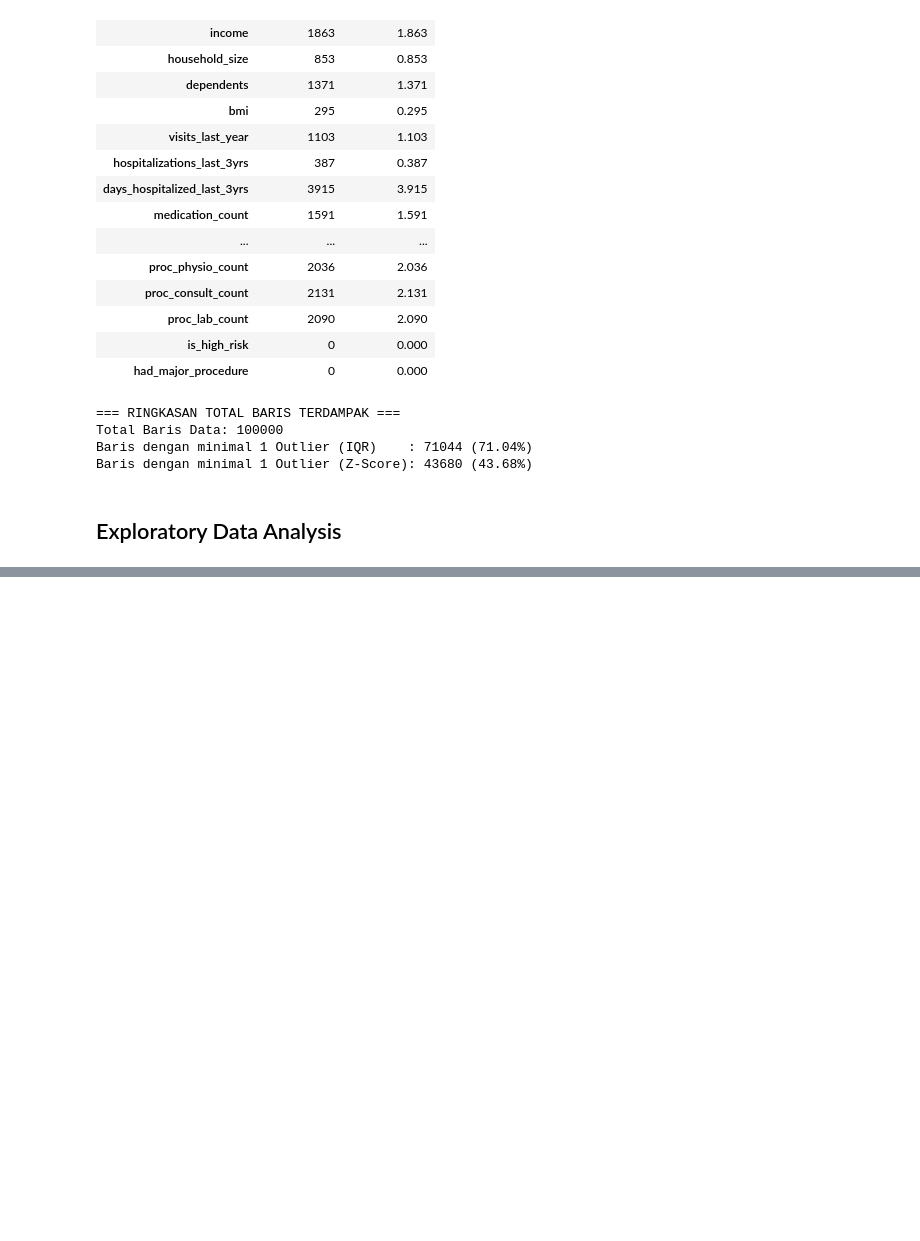
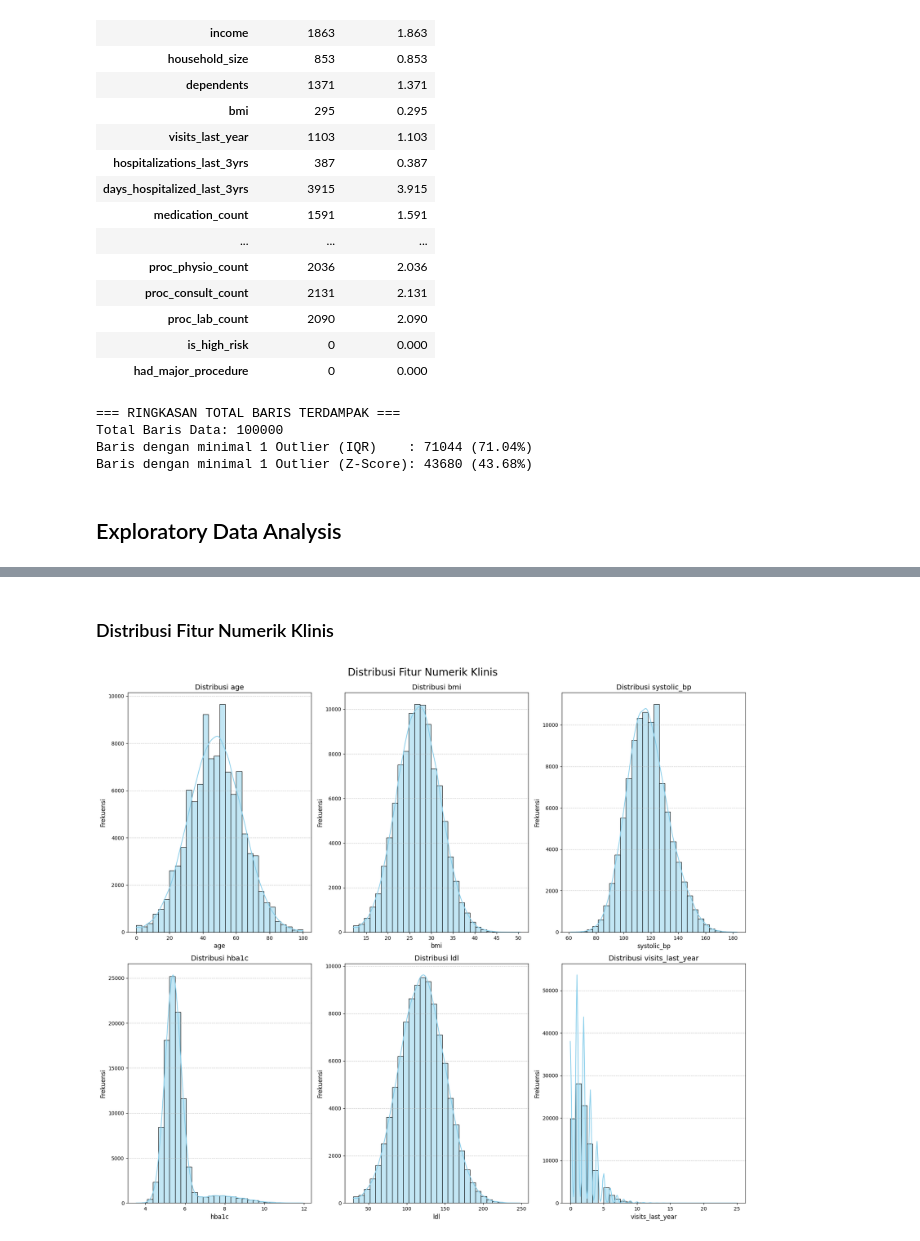
Before and after one commit to ikhsanwahyue/16_DataScienceIF-B_Ir.Ikhsan, a Jupyter notebook: main.ipynb, the cells around one changed output, grey strips where cells are left out. Saved outputs shown, nothing was run; the diff lists cells and outputs as text; code cells hidden in the pictures; blank space fills up the shorter version.

```diff
--- a/main.ipynb
+++ b/main.ipynb
@@ -230,0 +257,24 @@ Baris dengan minimal 1 Outlier (Z-Score): 43680 (43.68%)
+# %% [markdown]
+### Distribusi Fitur Numerik Klinis
+# %%
+clinical_numeric_features = ['age', 'bmi', 'systolic_bp', 'hba1c', 'ldl', 'visits_last_year']
+
+fig, axes = plt.subplots(nrows=2, ncols=3, figsize=(18, 15))
+axes = axes.flatten()
+
+for i, col in enumerate(clinical_numeric_features):
+    sns.histplot(df[col], kde=True, ax=axes[i], bins=30, color='skyblue')
+    axes[i].set_title(f'Distribusi {col}', fontsize=14)
+    axes[i].set_xlabel(col, fontsize=12)
+    axes[i].set_ylabel('Frekuensi', fontsize=12)
+    axes[i].grid(axis='y', linestyle='--', alpha=0.7)
+
+# Menghapus subplot yang kosong
+for j in range(len(clinical_numeric_features), len(axes)):
+    fig.delaxes(axes[j])
+
+plt.tight_layout()
+plt.suptitle('Distribusi Fitur Numerik Klinis', fontsize=20, y=1.02)
+plt.show()
+# %% [output]
+[figure, added]
```
Also changed, not shown: parts of 9 cells of this notebook.
